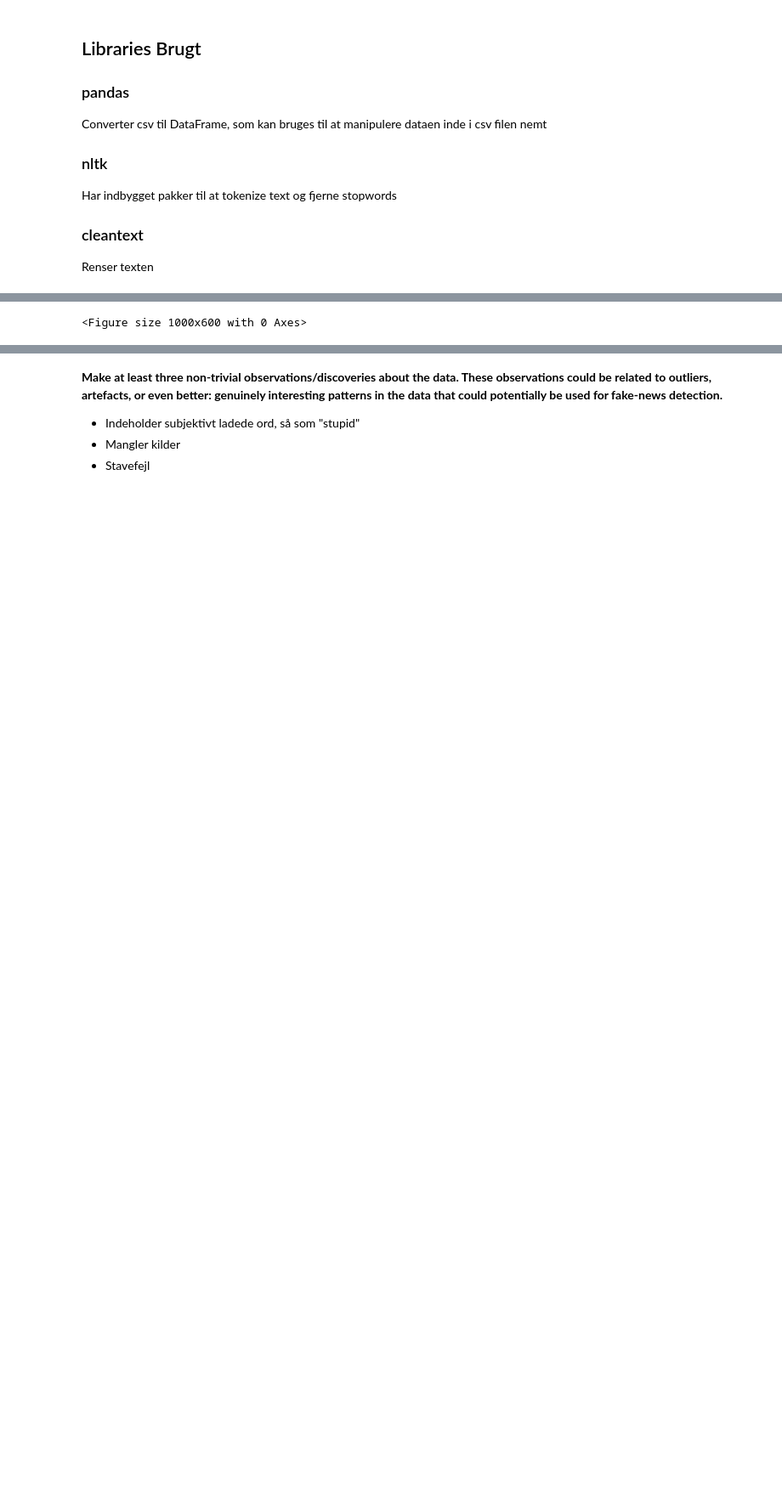
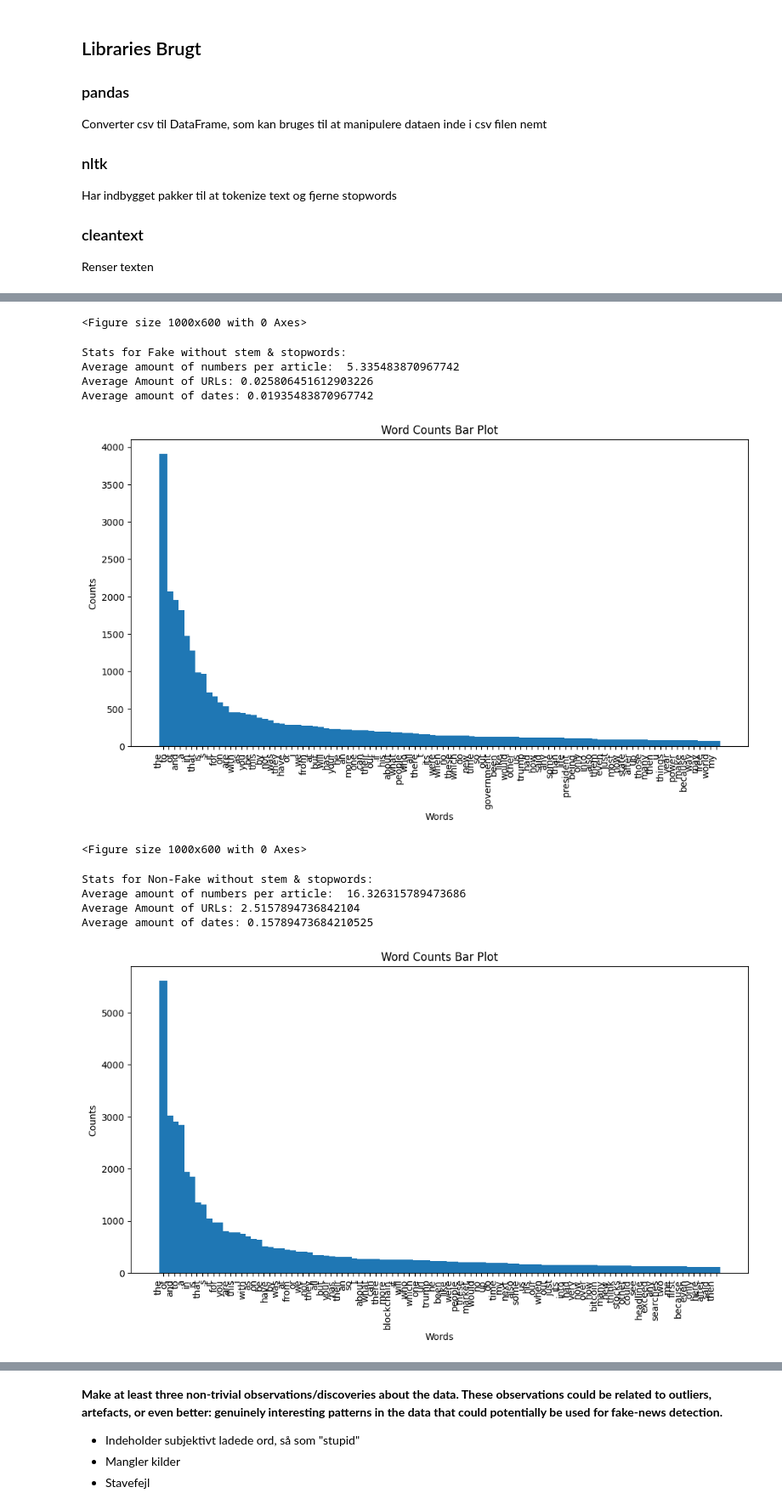
Before and after one commit to mVigholt/GDS, a Jupyter notebook: project.ipynb, the cells around one changed output, grey strips where cells are left out. Shown at 85% size. Cells and saved outputs as stored; diff of their text form; code cells hidden in the pictures; blank space fills up the shorter version.

```diff
--- a/project.ipynb
+++ b/project.ipynb
@@ -166,34 +166,46 @@ def stats(dictionary, typecount):
   print("Average Amount of URLs: " + str(dictionary["url"] / typecount))
   print("Average amount of dates: " + str(dictionary["date"] / typecount))
 
-cleaning_without_stem_and_removing_stopwords("news_sample.csv").to_csv("clean_without_stem_or_stopwords.csv")
+dd = cleaning_without_stem_and_removing_stopwords("news_sample.csv")
+dd.to_csv("clean_without_stem_or_stopwords.csv")
 
 _, _, _, _, _, _, dictionaryFake, dictionaryReliable, fakeNumber, nonFakeNumber = analyze_data("cleaned_news_sample.csv")
 _, _, _, _, _, _, ss_dictionaryFake, ss_dictionaryReliable, ss_fakeNumber, ss_nonFakeNumber = analyze_data("clean_without_stem_or_stopwords.csv")
 
 print("Stats for Fake:")
 stats(dictionaryFake, fakeNumber)
 graph_words(dictionaryFake)
 print("Stats for Non-Fake:")
 stats(dictionaryReliable, nonFakeNumber)
 graph_words(dictionaryReliable)
 
-print("Stats for Fake:")
+print("Stats for Fake without stem & stopwords:")
 stats(ss_dictionaryFake, ss_fakeNumber)
 graph_words(ss_dictionaryFake)
-print("Stats for Non-Fake:")
+print("Stats for Non-Fake without stem & stopwords:")
 stats(ss_dictionaryReliable, ss_nonFakeNumber)
 graph_words(ss_dictionaryReliable)
 # %% [output]
 Stats for Fake:
 Average amount of numbers per article:  5.335483870967742
 Average Amount of URLs: 0.025806451612903226
 Average amount of dates: 0.03225806451612903
 [figure]
 <Figure size 1000x600 with 0 Axes>
 Stats for Non-Fake:
 Average amount of numbers per article:  16.326315789473686
 Average Amount of URLs: 2.5157894736842104
 Average amount of dates: 0.23157894736842105
 [figure]
 <Figure size 1000x600 with 0 Axes>
+Stats for Fake without stem & stopwords:
+Average amount of numbers per article:  5.335483870967742
+Average Amount of URLs: 0.025806451612903226
+Average amount of dates: 0.01935483870967742
+[figure, added]
+<Figure size 1000x600 with 0 Axes>
+Stats for Non-Fake without stem & stopwords:
+Average amount of numbers per article:  16.326315789473686
+Average Amount of URLs: 2.5157894736842104
+Average amount of dates: 0.15789473684210525
+[figure, added]
```
Also changed, not shown: parts of 3 cells of this notebook.
